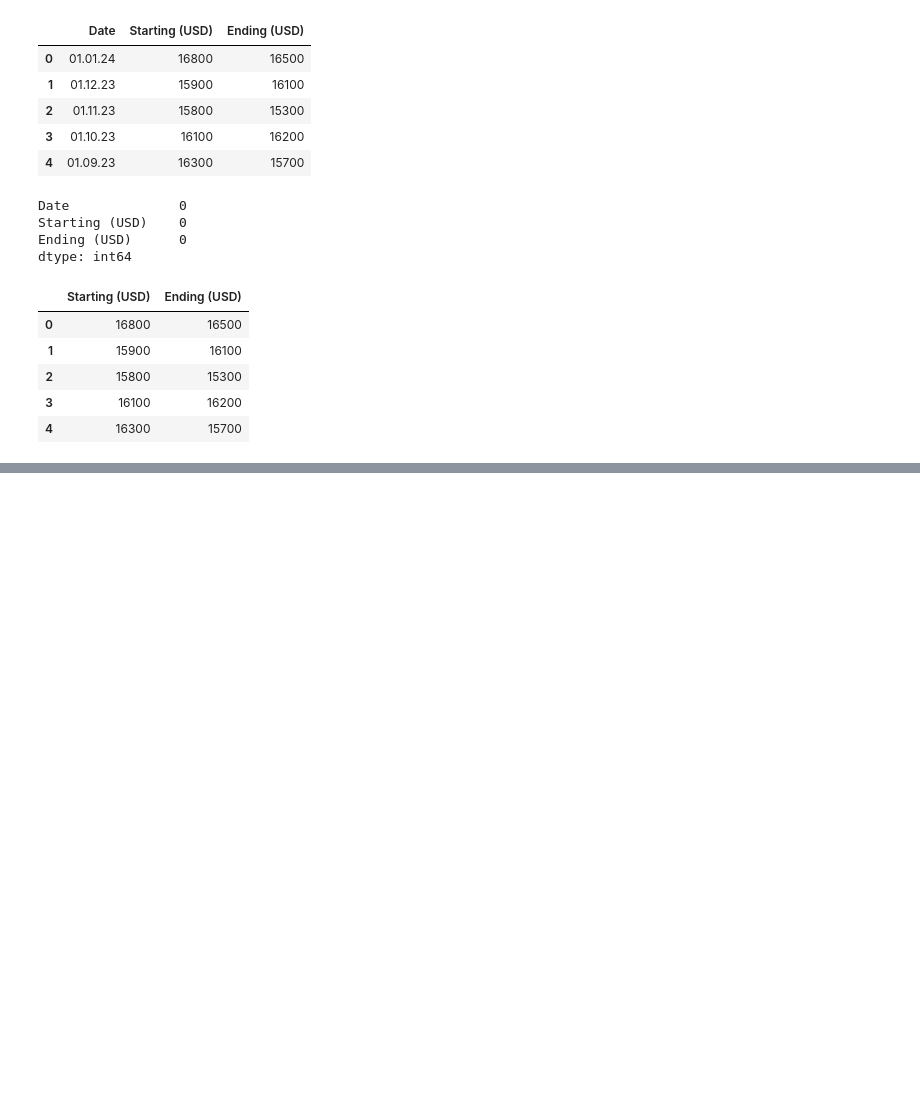
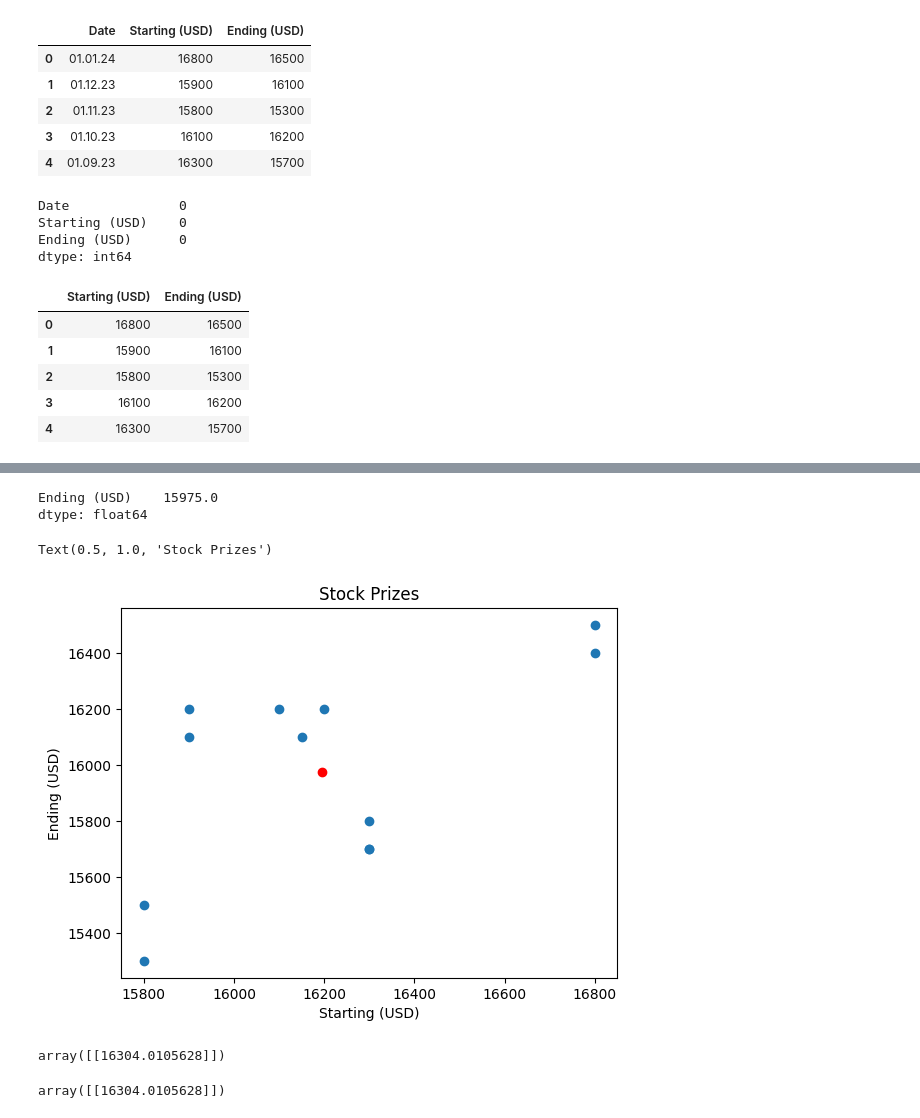
Before and after one commit to arman-hossain45/Machine_Learning, a Jupyter notebook: linearRegration/valuePrediction.ipynb, the cells around one changed output, grey strips where cells are left out. Cells and saved outputs as stored; diff of their text form; code cells hidden in the pictures; blank space fills up the shorter version.

```diff
--- a/linearRegration/valuePrediction.ipynb
+++ b/linearRegration/valuePrediction.ipynb
@@ -56,0 +38,3 @@ plt.show()
+# %%
+x=df.drop('Ending (USD)', axis=1)
+x.head()
@@ -56,0 +48,3 @@ plt.show()
+# %%
+y=df[['Ending (USD)']]
+y.head()
@@ -56,0 +58,33 @@ plt.show()
+# %%
+#linear regression apply
+from sklearn.linear_model import LinearRegression
+reg=LinearRegression()
+x.mean()
+y.mean()
+# %% [output]
+Ending (USD)    15975.0
+dtype: float64
+# %%
+plt.scatter(x.mean(), y.mean(), color='red')
+
+
+plt.scatter(df['Starting (USD)'],df['Ending (USD)'])
+plt.xlabel('Starting (USD)')
+plt.ylabel('Ending (USD)')
+plt.title('Stock Prizes')
+# %% [output]
+Text(0.5, 1.0, 'Stock Prizes')
+[figure, added]
+# %%
+reg.fit(x,y)
+m=reg.coef_
+m
+c=reg.intercept_
+c
+m*16700+c
+# %% [output]
+array([[16304.0105628]])
+# %%
+reg.predict([[16700]])
+# %% [output]
+array([[16304.0105628]])
```
Also changed, not shown: parts of 7 cells of this notebook.
